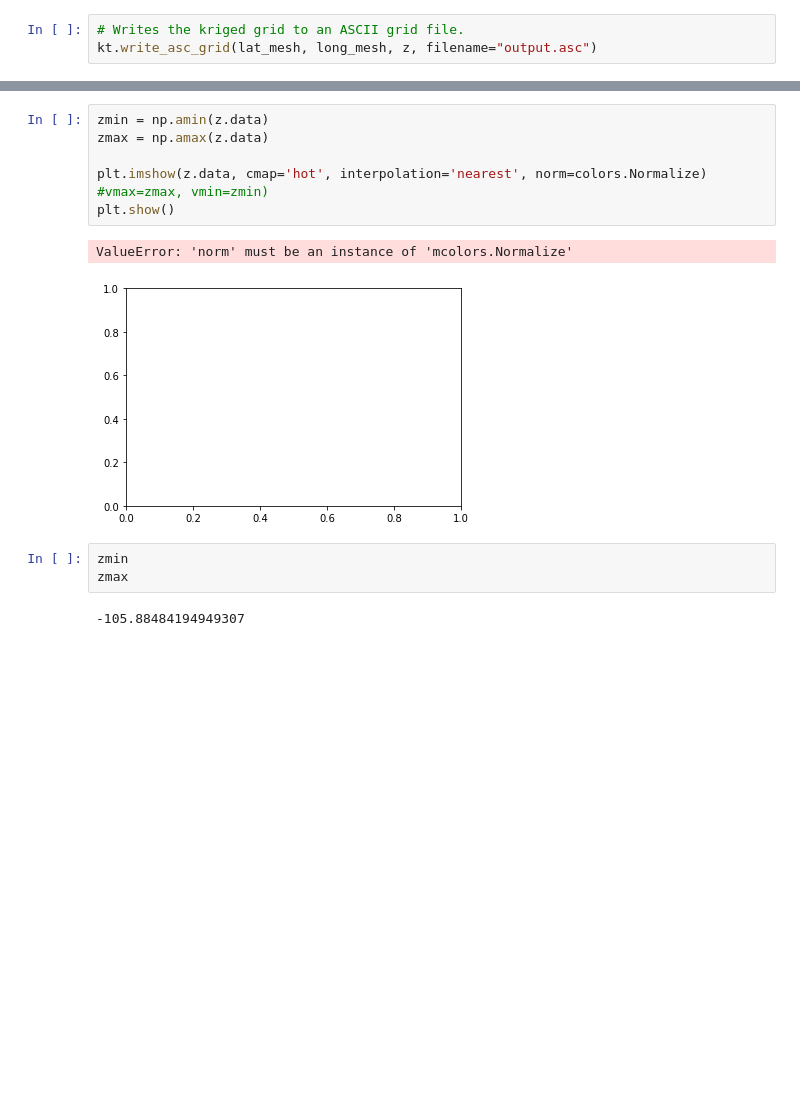
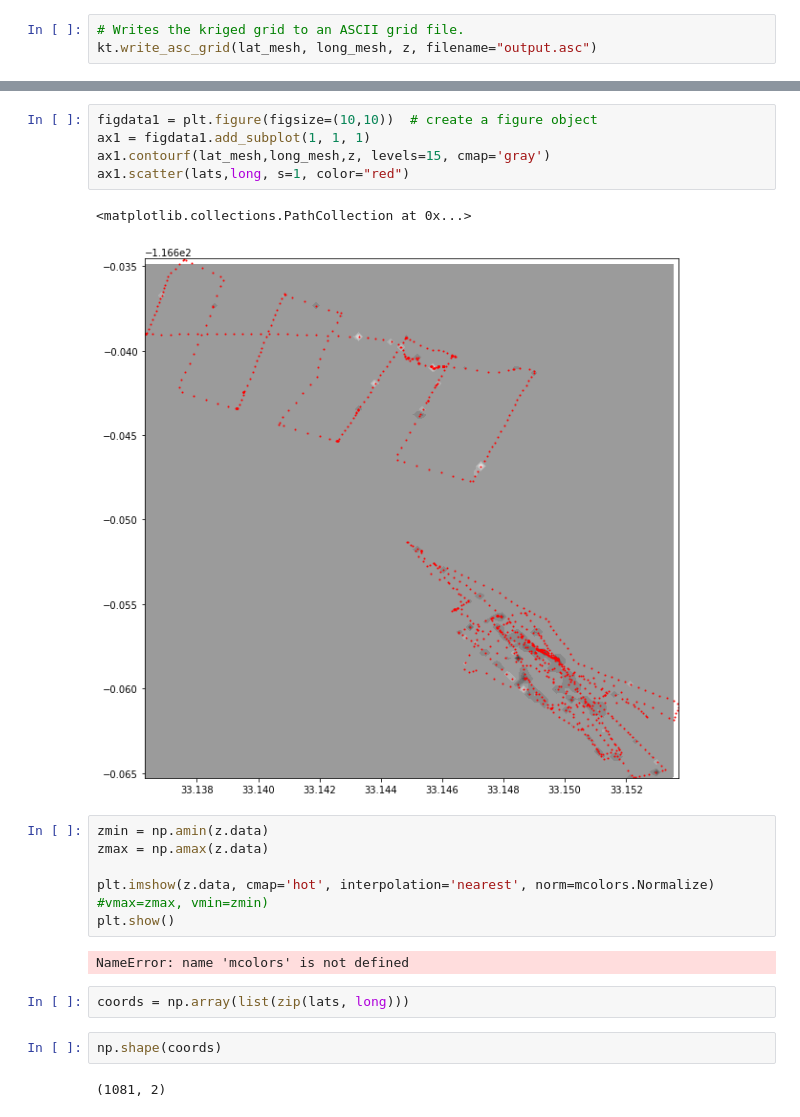
Before and after one commit to hwright-ucsb/tvws-solver, a Jupyter notebook: model_exp/kriging_experiments.ipynb, the cells around one changed output, grey strips where cells are left out. Cells and saved outputs as stored; diff of their text form; blank space fills up the shorter version.

```diff
--- a/model_exp/kriging_experiments.ipynb
+++ b/model_exp/kriging_experiments.ipynb
@@ -112,17 +151,25 @@ cplot = plt.contour(z.data)
+# %%
+figdata1 = plt.figure(figsize=(10,10))  # create a figure object
+ax1 = figdata1.add_subplot(1, 1, 1)
+ax1.contourf(lat_mesh,long_mesh,z, levels=15, cmap='gray')
+ax1.scatter(lats,long, s=1, color="red")
+# %% [output]
+<matplotlib.collections.PathCollection at 0x...>
+[figure, added]
 # %%
 zmin = np.amin(z.data)
 zmax = np.amax(z.data)
 
-plt.imshow(z.data, cmap='hot', interpolation='nearest', norm=colors.Normalize) #vmax=zmax, vmin=zmin)
+plt.imshow(z.data, cmap='hot', interpolation='nearest', norm=mcolors.Normalize) #vmax=zmax, vmin=zmin)
 plt.show()
 # %% [output]
-ValueError: 'norm' must be an instance of 'mcolors.Normalize'
+NameError: name 'mcolors' is not defined
-[figure, removed]
-# %%
-zmin
-zmax
-# %% [output]
--105.88484194949307
+# %%
+coords = np.array(list(zip(lats, long)))
+# %%
+np.shape(coords)
+# %% [output]
+(1081, 2)
 # %%
 # 2D Kring param opt
 
```
Also changed, not shown: parts of 15 cells of this notebook, 1 other file.
